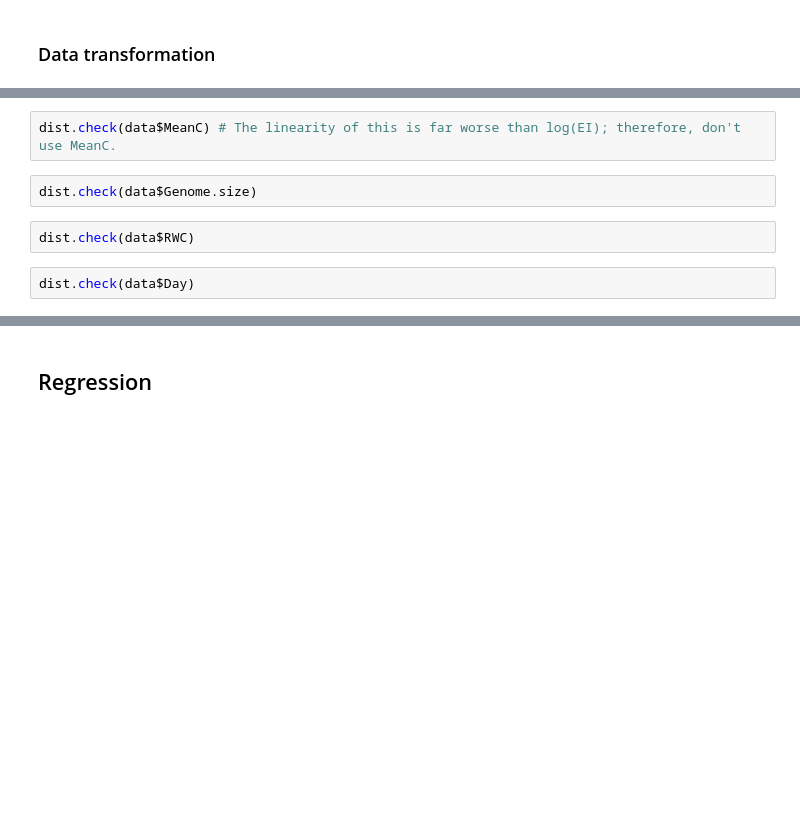
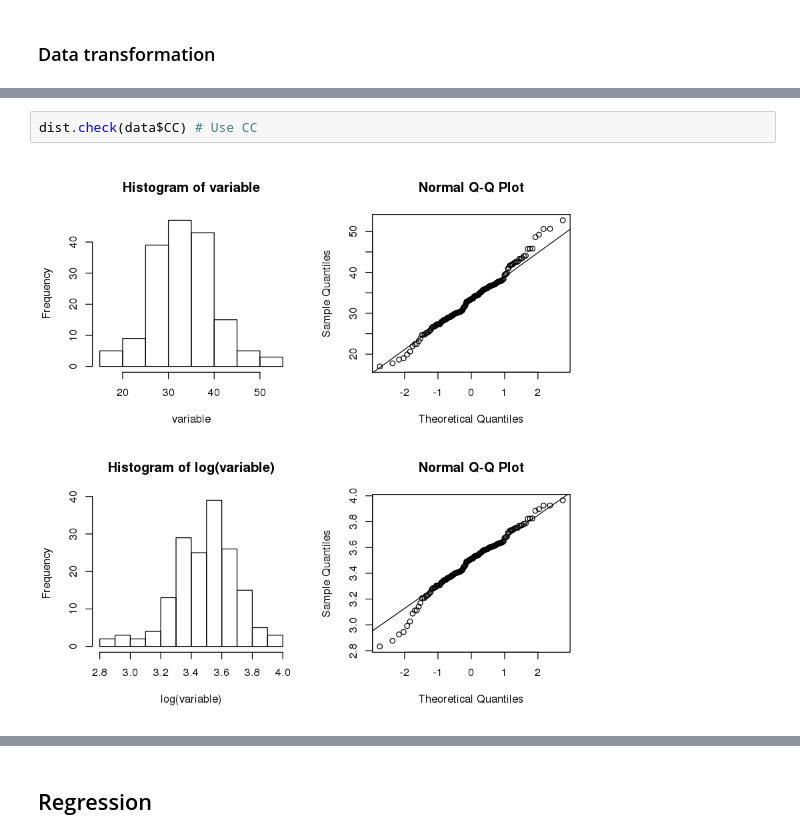
Before and after one commit to jamesseery/endoevol, a Jupyter notebook: SLA+endopolyploidy/Specific leaf area and leaf endopolyploidy.ipynb, the cells around one changed output, grey strips where cells are left out. Saved outputs shown, nothing was run; the diff lists cells and outputs as text; blank space fills up the shorter version.

```diff
--- a/SLA+endopolyploidy/Specific leaf area and leaf endopolyploidy.ipynb
+++ b/SLA+endopolyploidy/Specific leaf area and leaf endopolyploidy.ipynb
@@ -98,11 +158,7 @@ dist.check(data$EI)
-# %%
-dist.check(data$MeanC) # The linearity of this is far worse than log(EI); therefore, don't use MeanC.
 # %%
-dist.check(data$Genome.size)
+dist.check(data$CC) # Use CC
+# %% [output]
+[figure, added]
-# %%
-dist.check(data$RWC)
-# %%
-dist.check(data$Day)
 # %%
 op = par(mfrow = c(2, 2))
 
```
Also changed, not shown: parts of 24 cells of this notebook, 1 other file.
